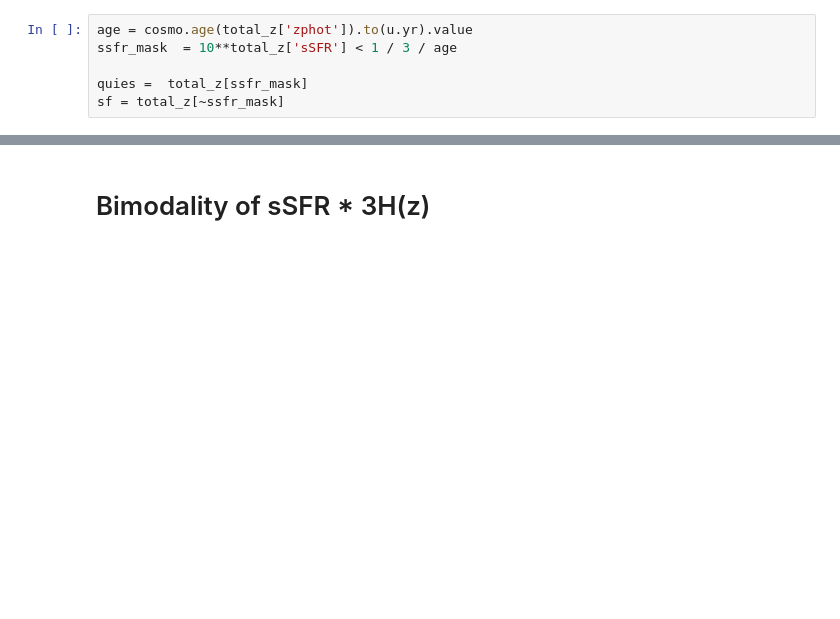
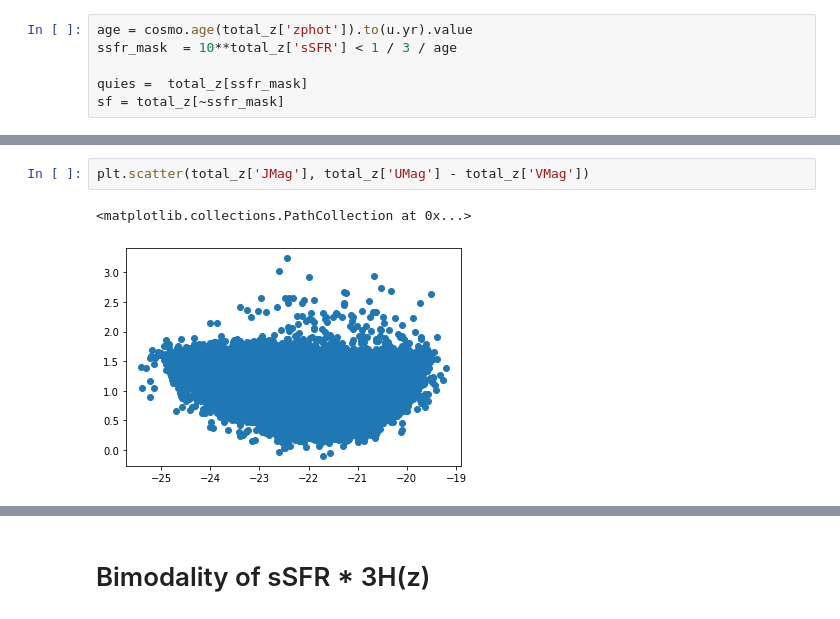
Before and after one commit to eunheeko/QuenchingTimescale, a Jupyter notebook: Classify_RGB.ipynb, the cells around one changed output, grey strips where cells are left out. Drawn from its saved outputs; the diff is of its cells as text; blank space fills up the shorter version.

```diff
--- a/Classify_RGB.ipynb
+++ b/Classify_RGB.ipynb
@@ -79,0 +102,5 @@ ax[1].set_ylim(0, 8.2)
+# %%
+plt.scatter(total_z['JMag'], total_z['UMag'] - total_z['VMag'])
+# %% [output]
+<matplotlib.collections.PathCollection at 0x...>
+[figure, added]
```
Also changed, not shown: parts of 9 cells of this notebook, 1 other file.
